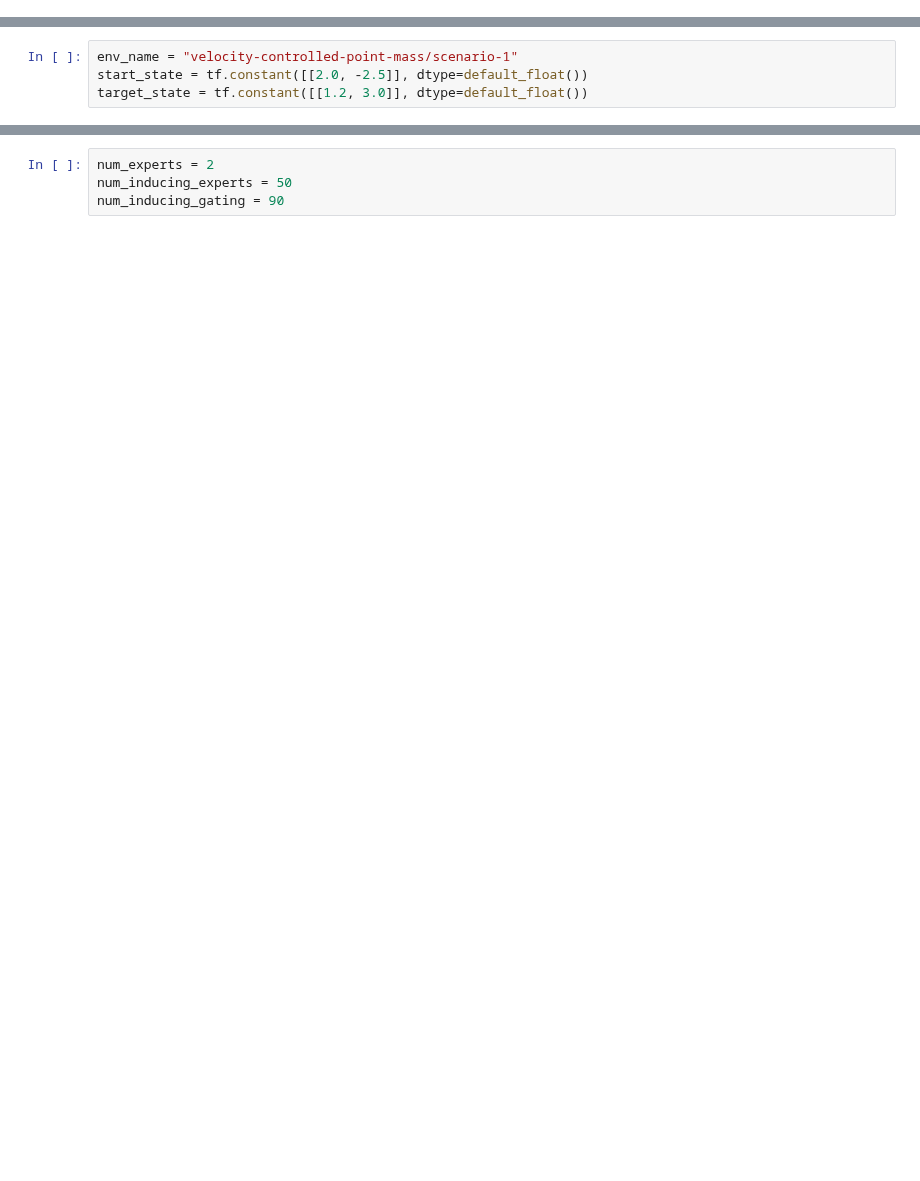
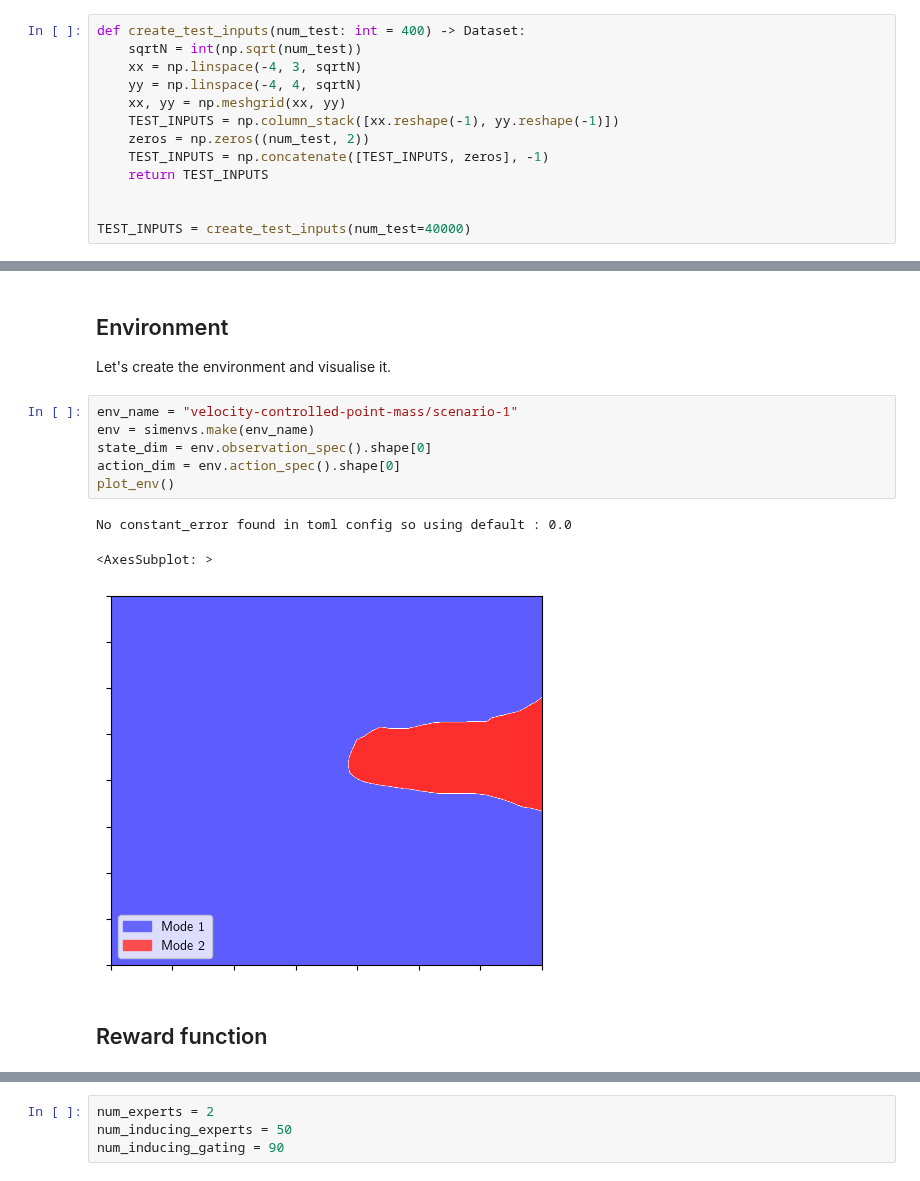
Before and after one commit to aidanscannell/ModeRL, a Jupyter notebook: examples/quadcopter-navigation-via-mode-constrained-mbrl.ipynb, the cells around one changed output, grey strips where cells are left out. Cells and saved outputs as stored; diff of their text form; blank space fills up the shorter version.

```diff
--- a/examples/quadcopter-navigation-via-mode-constrained-mbrl.ipynb
+++ b/examples/quadcopter-navigation-via-mode-constrained-mbrl.ipynb
@@ -38,0 +61,13 @@ tf.keras.utils.set_random_seed(random_seed)
+# %%
+def create_test_inputs(num_test: int = 400) -> Dataset:
+    sqrtN = int(np.sqrt(num_test))
+    xx = np.linspace(-4, 3, sqrtN)
+    yy = np.linspace(-4, 4, sqrtN)
+    xx, yy = np.meshgrid(xx, yy)
+    TEST_INPUTS = np.column_stack([xx.reshape(-1), yy.reshape(-1)])
+    zeros = np.zeros((num_test, 2))
+    TEST_INPUTS = np.concatenate([TEST_INPUTS, zeros], -1)
+    return TEST_INPUTS
+
+
+TEST_INPUTS = create_test_inputs(num_test=40000)
@@ -39,4 +244,15 @@ tf.keras.utils.set_random_seed(random_seed)
+# %% [markdown]
+## Environment
+Let's create the environment and visualise it.
 # %%
 env_name = "velocity-controlled-point-mass/scenario-1"
-start_state = tf.constant([[2.0, -2.5]], dtype=default_float())
-target_state = tf.constant([[1.2, 3.0]], dtype=default_float())
+env = simenvs.make(env_name)
+state_dim = env.observation_spec().shape[0]
+action_dim = env.action_spec().shape[0]
+plot_env()
+# %% [output]
+No constant_error found in toml config so using default : 0.0
+<AxesSubplot: >
+[figure, added]
+# %% [markdown]
+## Reward function
```
Also changed, not shown: parts of 40 cells of this notebook.
